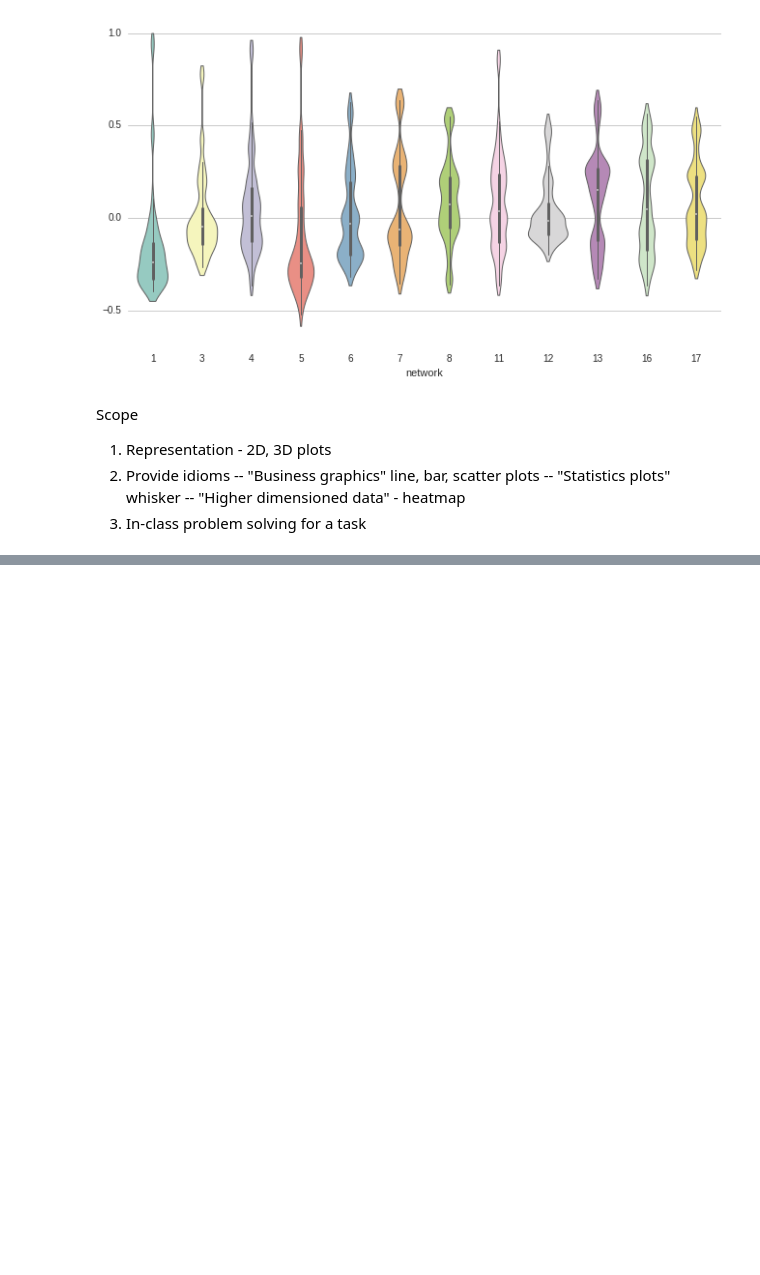
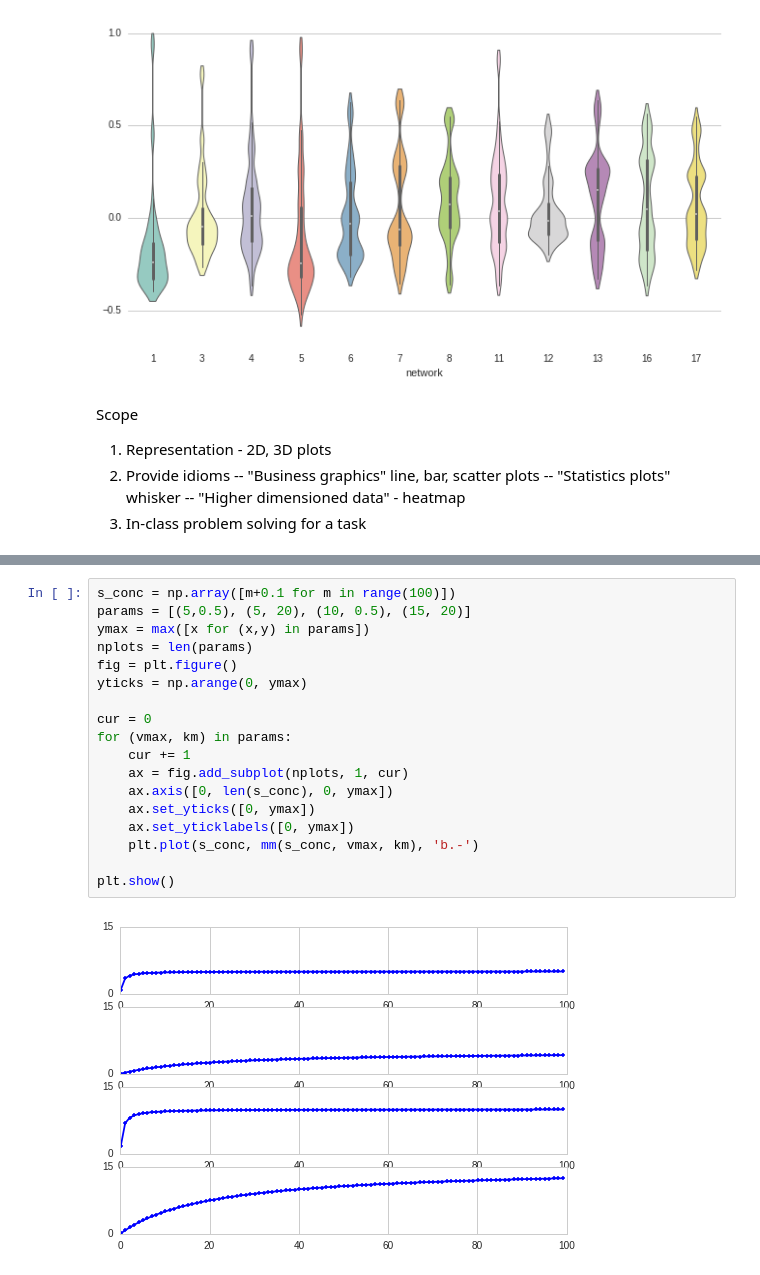
Before and after one commit to UWSEDS/LectureNotes, a Jupyter notebook: 07-Visualization-in-Python/Visualization in Python.ipynb, the cells around one changed output, grey strips where cells are left out. Cells and saved outputs as stored; diff of their text form; blank space fills up the shorter version.

```diff
--- a/07-Visualization-in-Python/Visualization in Python.ipynb
+++ b/07-Visualization-in-Python/Visualization in Python.ipynb
@@ -41,0 +60,20 @@ Scope
+# %%
+s_conc = np.array([m+0.1 for m in range(100)])
+params = [(5,0.5), (5, 20), (10, 0.5), (15, 20)]
+ymax = max([x for (x,y) in params])
+nplots = len(params)
+fig = plt.figure()
+yticks = np.arange(0, ymax)
+
+cur = 0
+for (vmax, km) in params:
+    cur += 1
+    ax = fig.add_subplot(nplots, 1, cur)
+    ax.axis([0, len(s_conc), 0, ymax])
+    ax.set_yticks([0, ymax])
+    ax.set_yticklabels([0, ymax])
+    plt.plot(s_conc, mm(s_conc, vmax, km), 'b.-')
+
+plt.show()
+# %% [output]
+[figure, added]
```
Also changed, not shown: parts of 5 cells of this notebook.
